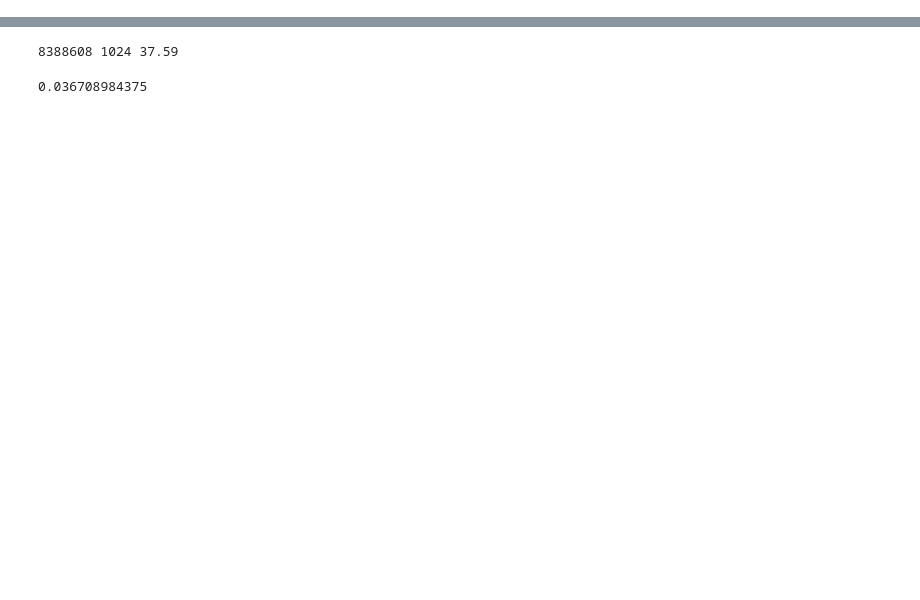
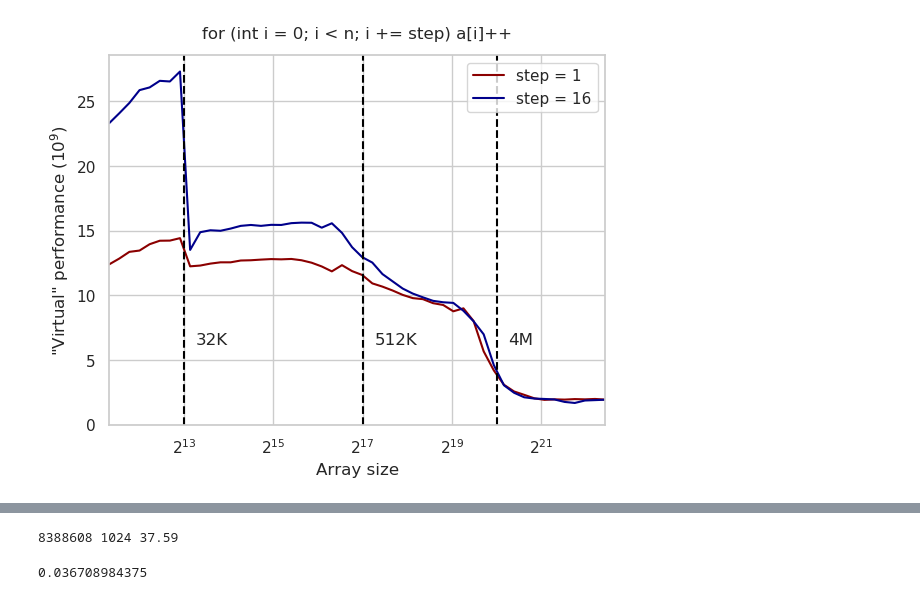
Before and after one commit to sslotin/amh-code, a Jupyter notebook: cpu-cache/plot.ipynb, the cells around one changed output, grey strips where cells are left out. Cells and saved outputs as stored; diff of their text form; code cells hidden in the pictures; blank space fills up the shorter version.

Commit message:
cpu cache strides

```diff
--- a/cpu-cache/plot.ipynb
+++ b/cpu-cache/plot.ipynb
@@ -58,0 +62,2 @@ plt.savefig("inc.svg")
+# %%
+strided16_res = [bench('inc', n, 16) for n in ns]
@@ -58,0 +102,6 @@ plt.savefig("inc.svg")
+# %%
+plt.plot(ns, inc_res, color='darkred', label='step = 1')
+plt.plot(ns, strided16_res, color='darkblue', label='step = 16')
+plot('for (int i = 0; i < n; i += step) a[i]++', '"Virtual" performance ($10^9$)', 'strided.svg', 6.2, legend=True)
+# %% [output]
+[figure, added]
```
Also changed, not shown: parts of 27 cells of this notebook, 1 other file.
